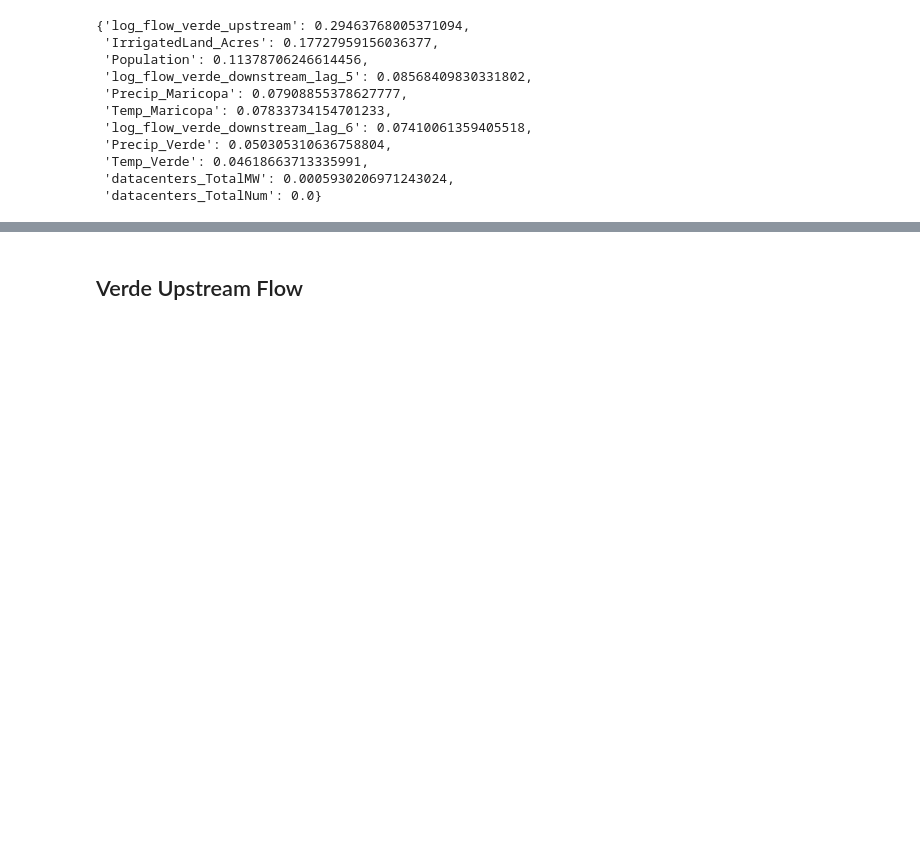
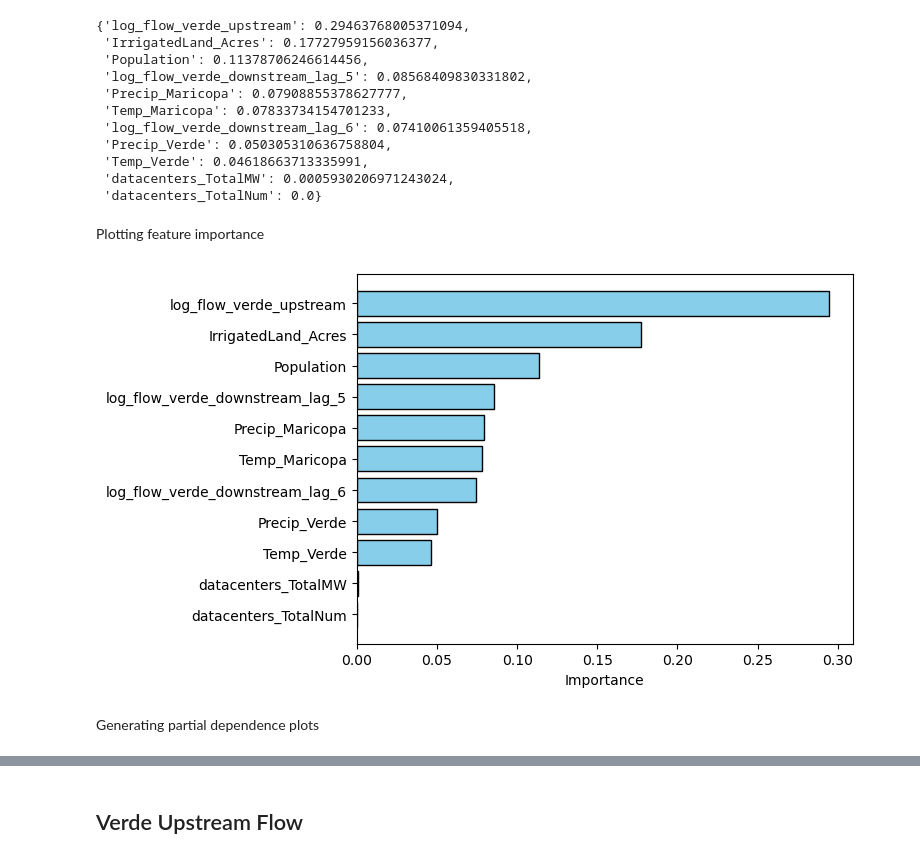
Before and after one commit to Erdos-Projects/summer26-water-use-sustainability, a Jupyter notebook: Code/03_verde_modeling.ipynb, the cells around one changed output, grey strips where cells are left out. Saved outputs shown, nothing was run; the diff lists cells and outputs as text; code cells hidden in the pictures; blank space fills up the shorter version.

```diff
--- a/Code/03_verde_modeling.ipynb
+++ b/Code/03_verde_modeling.ipynb
@@ -414,3 +451,27 @@ Model feature importances:
  'Temp_Verde': 0.04618663713335991,
  'datacenters_TotalMW': 0.0005930206971243024,
  'datacenters_TotalNum': 0.0}
+# %% [markdown]
+Plotting feature importance
+# %%
+feature_importance_VerdeDownstream = pd.DataFrame({
+    "Feature":verde_downstream_features,
+    "Importance":verde_downstream_model.feature_importances_
+}).sort_values("Importance")
+
+
+plt.barh(feature_importance_VerdeDownstream.Feature, feature_importance_VerdeDownstream.Importance,
+         edgecolor="black", color="skyblue")
+plt.xlabel("Importance")
+
+plt.savefig(
+    "../Output/FeatureImportance_VerdeDownstream.png",
+    dpi=300,
+    bbox_inches="tight"
+)
+
+plt.show()
+# %% [output]
+[figure, added]
+# %% [markdown]
+Generating partial dependence plots
```
Also changed, not shown: parts of 31 cells of this notebook, 12 other files.
